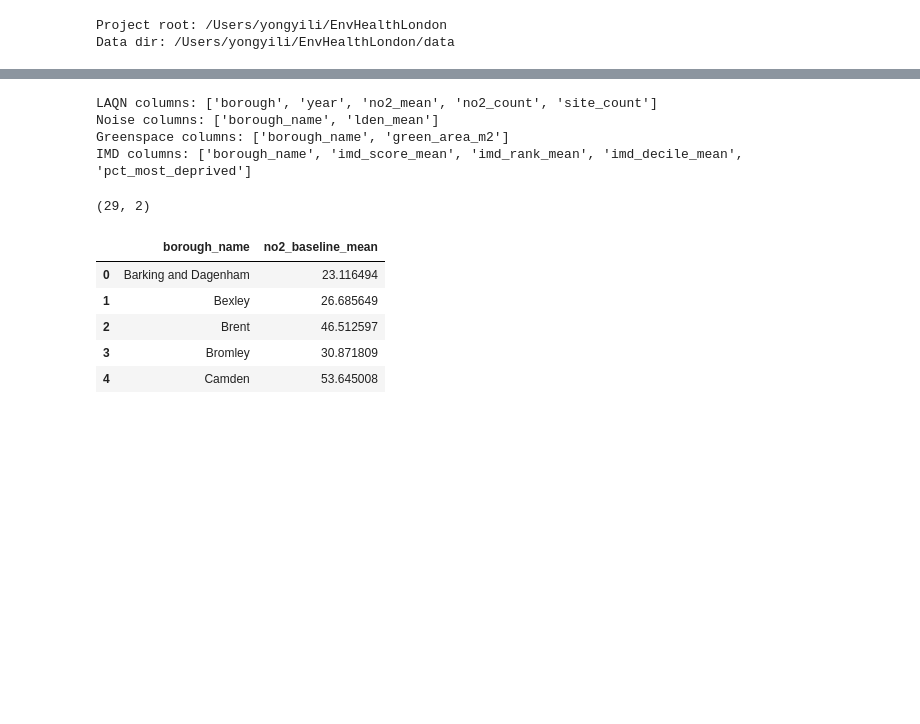
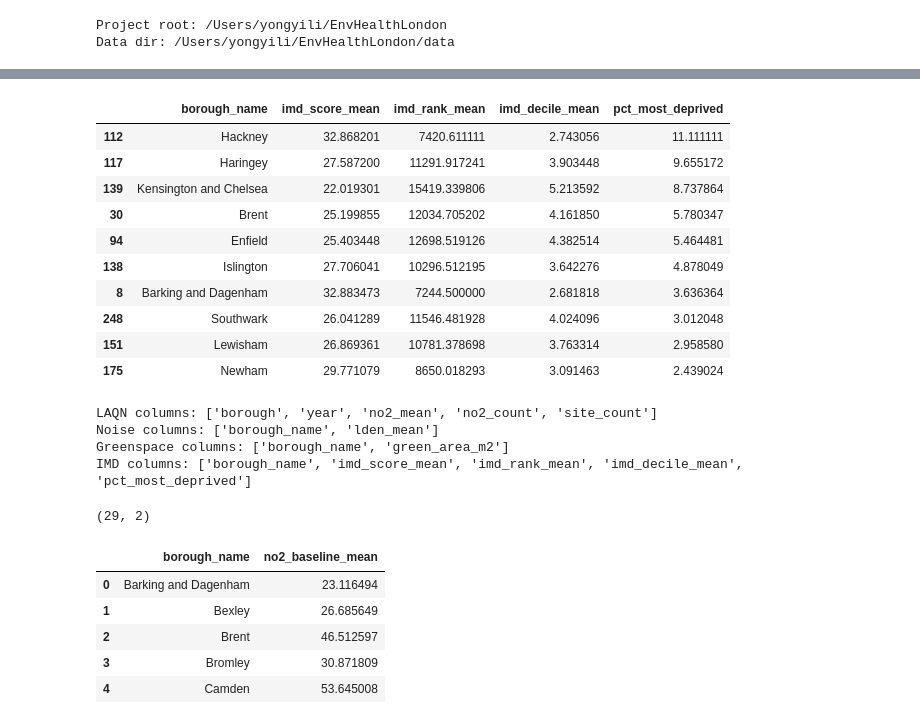
Before and after one commit to Katylll/EnvHealthLondon, a Jupyter notebook: notebooks/02_preprocessing.ipynb, the cells around one changed output, grey strips where cells are left out. Saved outputs shown, nothing was run; the diff lists cells and outputs as text; code cells hidden in the pictures; blank space fills up the shorter version.

```diff
--- a/notebooks/02_preprocessing.ipynb
+++ b/notebooks/02_preprocessing.ipynb
@@ -52,3 +61,17 @@ IMD: (33, 5)
+# %%
+imd_borough.sort_values("pct_most_deprived", ascending=False).head(10)
+# %% [output]
+|  | borough_name | imd_score_mean | imd_rank_mean | imd_decile_mean | pct_most_deprived |
+| 112 | Hackney | 32.868201 | 7420.611111 | 2.743056 | 11.111111 |
+| 117 | Haringey | 27.587200 | 11291.917241 | 3.903448 | 9.655172 |
+| 139 | Kensington and Chelsea | 22.019301 | 15419.339806 | 5.213592 | 8.737864 |
+| 30 | Brent | 25.199855 | 12034.705202 | 4.161850 | 5.780347 |
+| 94 | Enfield | 25.403448 | 12698.519126 | 4.382514 | 5.464481 |
+| 138 | Islington | 27.706041 | 10296.512195 | 3.642276 | 4.878049 |
+| 8 | Barking and Dagenham | 32.883473 | 7244.500000 | 2.681818 | 3.636364 |
+| 248 | Southwark | 26.041289 | 11546.481928 | 4.024096 | 3.012048 |
+| 151 | Lewisham | 26.869361 | 10781.378698 | 3.763314 | 2.958580 |
+| 175 | Newham | 29.771079 | 8650.018293 | 3.091463 | 2.439024 |
 # %%
 print("LAQN columns:", laqn_borough.columns.tolist())
 print("Noise columns:", noise_borough.columns.tolist())
```
Also changed, not shown: parts of 17 cells of this notebook, 1 other file.
